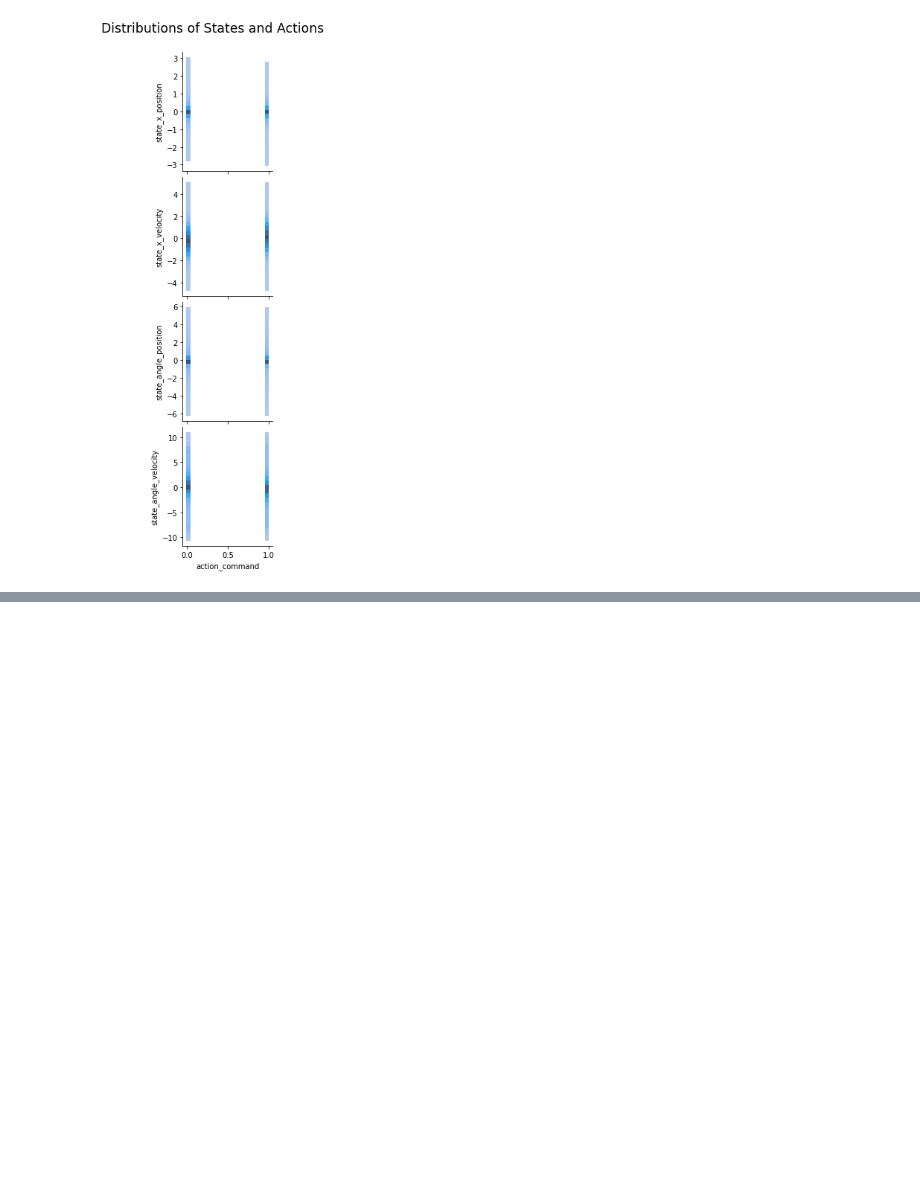
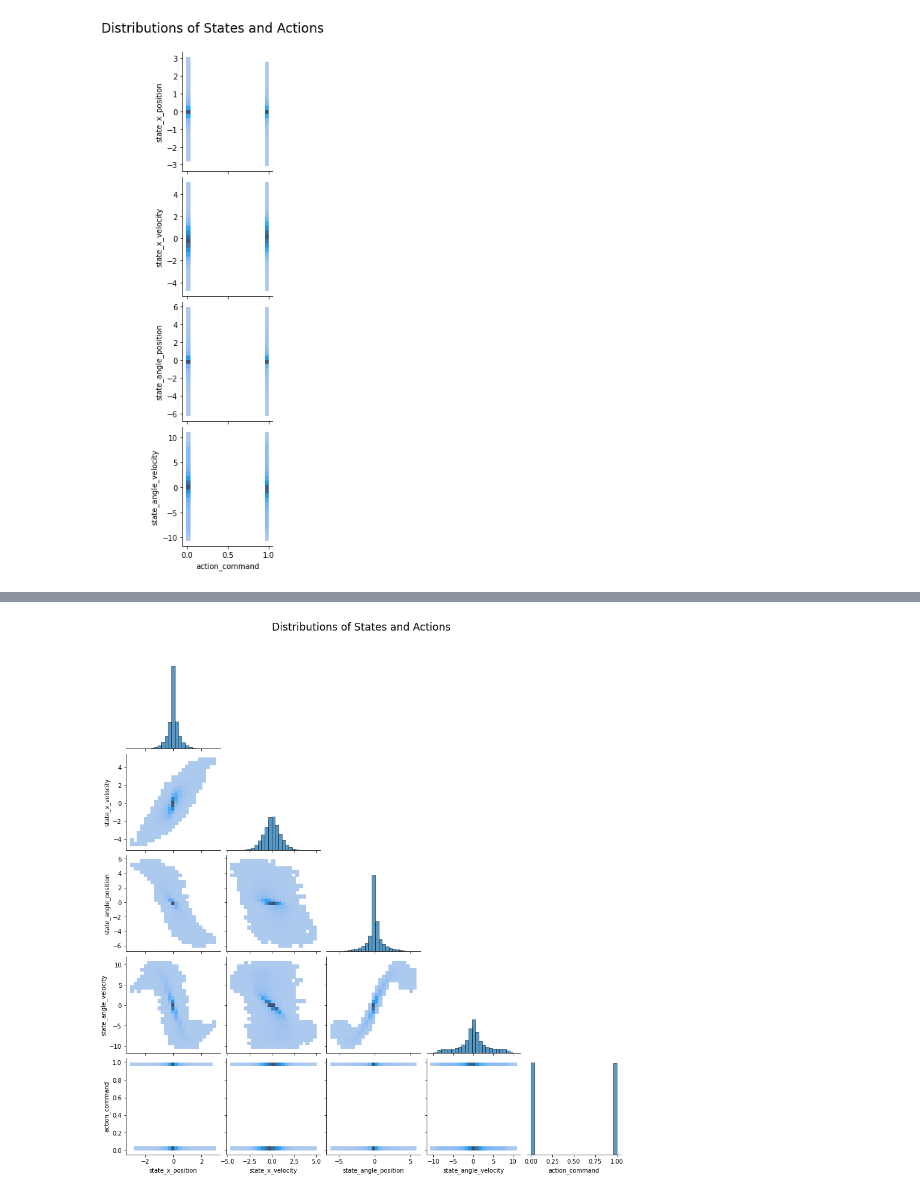
Before and after one commit to microsoft/datadrivenmodel, a Jupyter notebook: eda/eda.ipynb, the cells around one changed output, grey strips where cells are left out. Drawn from its saved outputs; the diff is of its cells as text; code cells hidden in the pictures; blank space fills up the shorter version.

```diff
--- a/eda/eda.ipynb
+++ b/eda/eda.ipynb
@@ -122,0 +164,5 @@ g.fig.suptitle('Distributions of States and Actions', size = 'xx-large', y=1.04)
+# %%
+g = sns.pairplot(df[state_vars + action_vars], kind='hist', diag_kind='hist', corner=True, plot_kws = {'bins':25}, diag_kws = {'bins':25})
+g.fig.suptitle('Distributions of States and Actions', size = 'xx-large', y=1.04);
+# %% [output]
+[figure, added]
```
Also changed, not shown: parts of 11 cells of this notebook.
